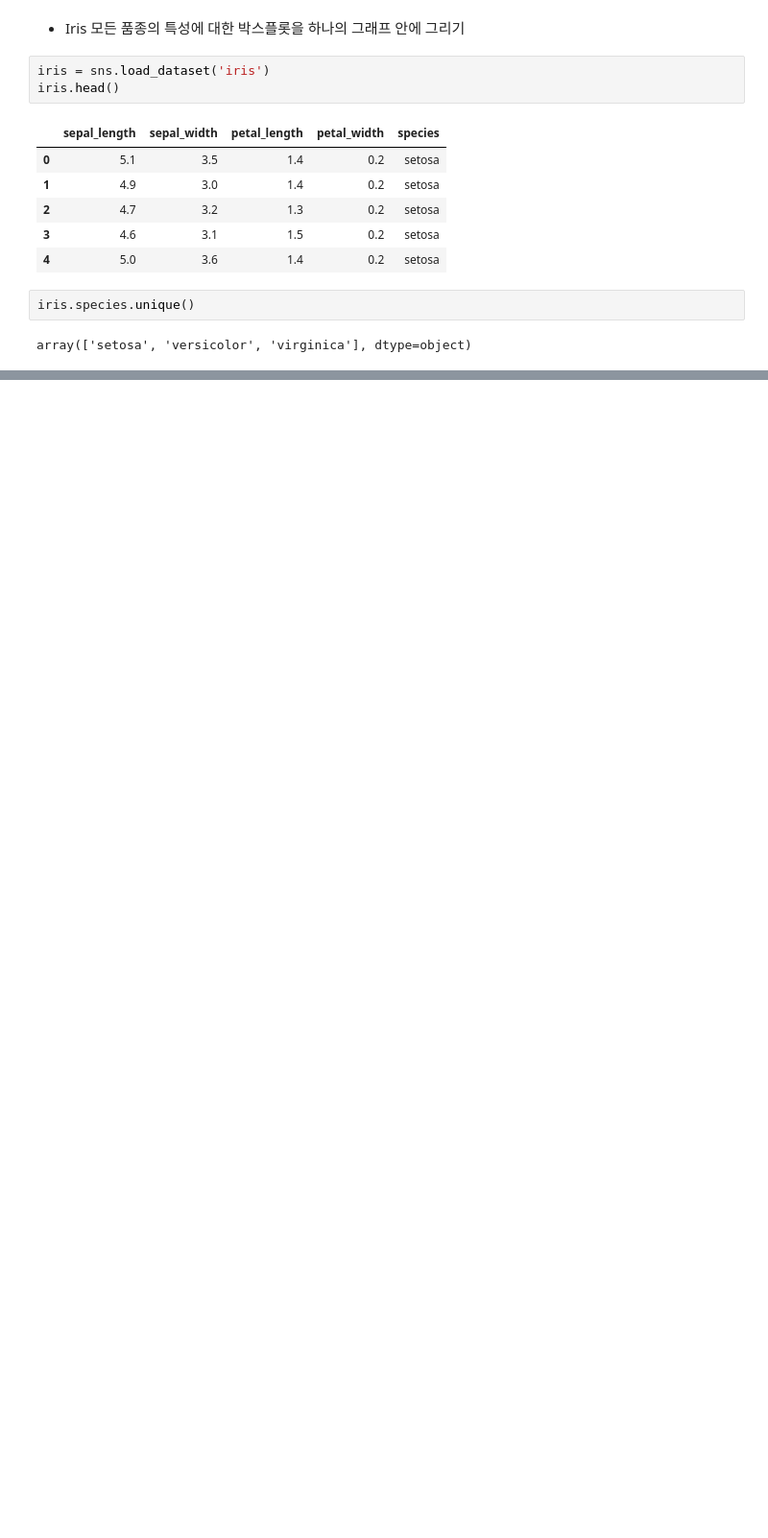
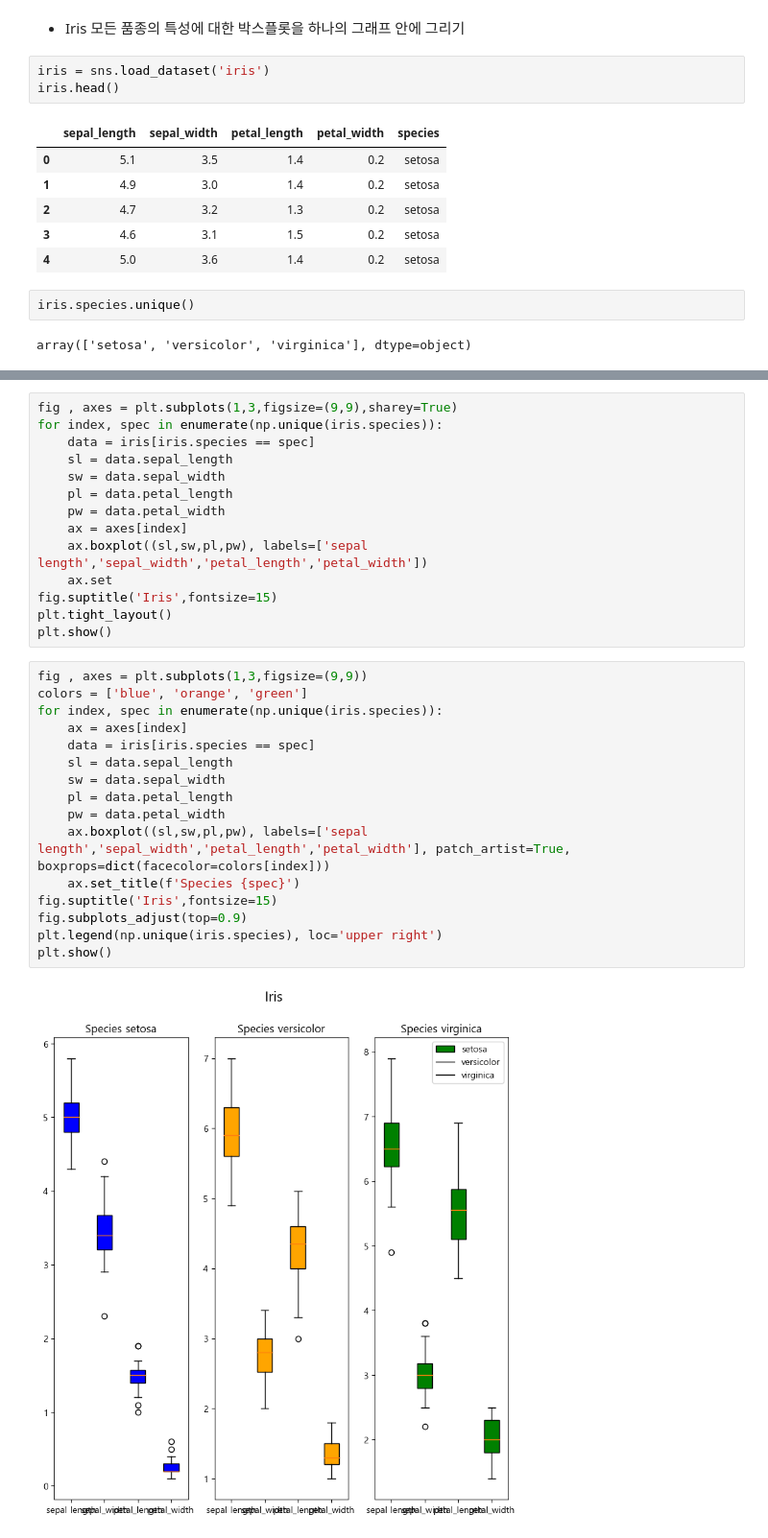
Before and after one commit to Mayhem-XD/DataAnalysis, a Jupyter notebook: 03.시각화/04.MultiPlot.ipynb, the cells around one changed output, grey strips where cells are left out. Shown at 96% size. Cells and saved outputs as stored; diff of their text form; blank space fills up the shorter version.

```diff
--- a/03.시각화/04.MultiPlot.ipynb
+++ b/03.시각화/04.MultiPlot.ipynb
@@ -138,0 +140,32 @@ plt.show()
+# %%
+fig , axes = plt.subplots(1,3,figsize=(9,9),sharey=True)
+for index, spec in enumerate(np.unique(iris.species)):
+    data = iris[iris.species == spec]
+    sl = data.sepal_length
+    sw = data.sepal_width
+    pl = data.petal_length
+    pw = data.petal_width
+    ax = axes[index]
+    ax.boxplot((sl,sw,pl,pw), labels=['sepal length','sepal_width','petal_length','petal_width'])
+    ax.set
+fig.suptitle('Iris',fontsize=15)
+plt.tight_layout()
+plt.show()
+# %%
+fig , axes = plt.subplots(1,3,figsize=(9,9))
+colors = ['blue', 'orange', 'green']
+for index, spec in enumerate(np.unique(iris.species)):
+    ax = axes[index]
+    data = iris[iris.species == spec]
+    sl = data.sepal_length
+    sw = data.sepal_width
+    pl = data.petal_length
+    pw = data.petal_width
+    ax.boxplot((sl,sw,pl,pw), labels=['sepal length','sepal_width','petal_length','petal_width'], patch_artist=True, boxprops=dict(facecolor=colors[index]))
+    ax.set_title(f'Species {spec}')
+fig.suptitle('Iris',fontsize=15)
+fig.subplots_adjust(top=0.9)
+plt.legend(np.unique(iris.species), loc='upper right')
+plt.show()
+# %% [output]
+[figure, added]
```
Also changed, not shown: parts of 2 cells of this notebook, 2 other files.
